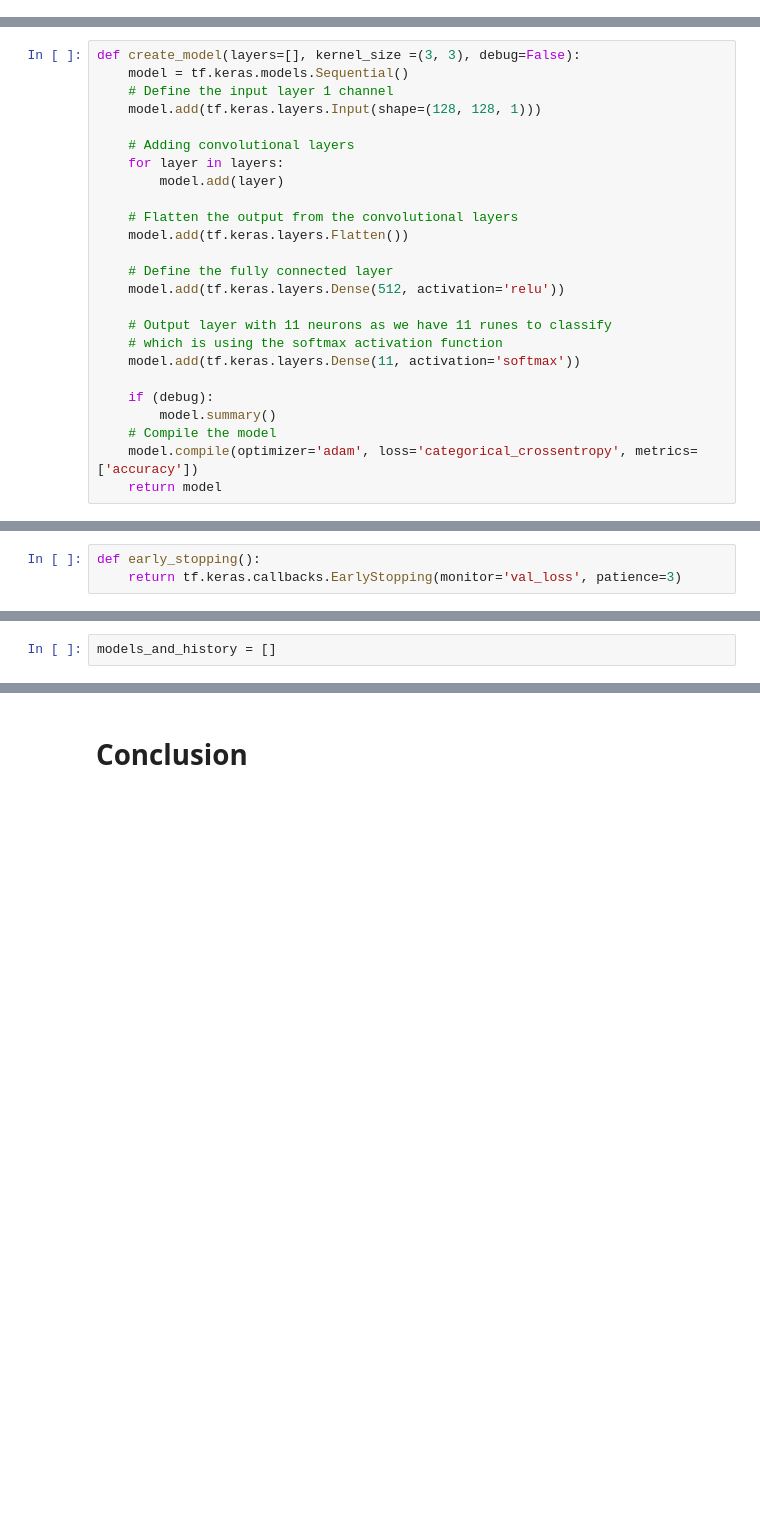
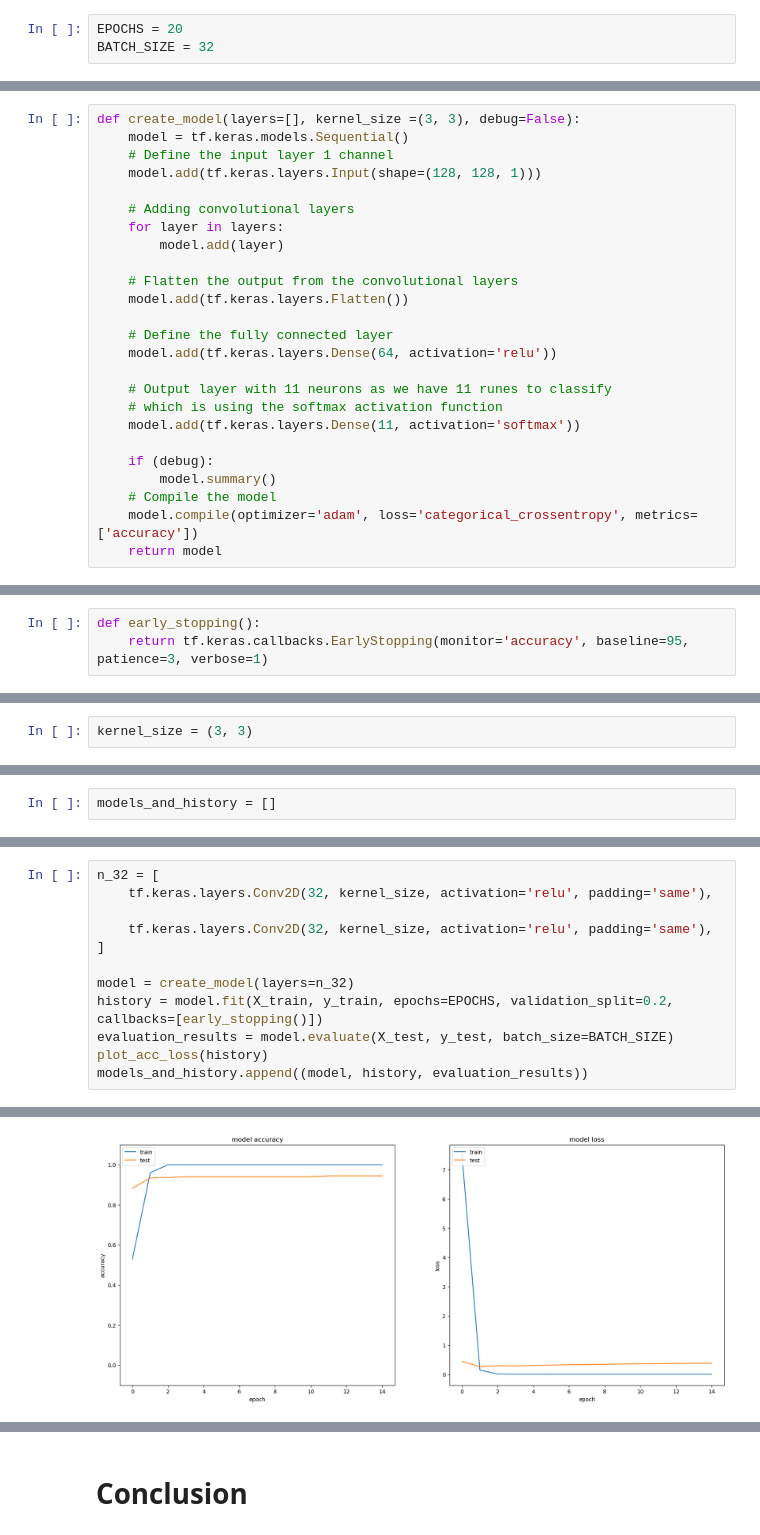
Before and after one commit to alexbejann/frisian-runes-recognition, a Jupyter notebook: MLBD-Assignment2/Part_2_CNN_v2.ipynb, the cells around one changed output, grey strips where cells are left out. Saved outputs shown, nothing was run; the diff lists cells and outputs as text; blank space fills up the shorter version.

```diff
--- a/MLBD-Assignment2/Part_2_CNN_v2.ipynb
+++ b/MLBD-Assignment2/Part_2_CNN_v2.ipynb
@@ -34,3 +94,6 @@ for file_name in listdir(dataset_path):
+# %%
+EPOCHS = 20
+BATCH_SIZE = 32
 # %% [markdown]
 Basic method to define the structure of the convolutional neural network
 
@@ -57,7 +123,7 @@ def create_model(layers=[], kernel_size =(3, 3), debug=False):
     model.add(tf.keras.layers.Flatten())
 
     # Define the fully connected layer
-    model.add(tf.keras.layers.Dense(512, activation='relu'))
+    model.add(tf.keras.layers.Dense(64, activation='relu'))
 
     # Output layer with 11 neurons as we have 11 runes to classify
     # which is using the softmax activation function
@@ -75,3 +143,3 @@ source: https://machinelearningmastery.com/how-to-stop-training-deep-neural-netw
 # %%
 def early_stopping():
-    return tf.keras.callbacks.EarlyStopping(monitor='val_loss', patience=3)
+    return tf.keras.callbacks.EarlyStopping(monitor='accuracy', baseline=95, patience=3, verbose=1)
@@ -77,0 +149,2 @@ def early_stopping():
+# %%
+kernel_size = (3, 3)
@@ -93,0 +192,13 @@ models_and_history = []
+# %%
+n_32 = [
+    tf.keras.layers.Conv2D(32, kernel_size, activation='relu', padding='same'),
+
+    tf.keras.layers.Conv2D(32, kernel_size, activation='relu', padding='same'),
+]
+
+model = create_model(layers=n_32)
+history = model.fit(X_train, y_train, epochs=EPOCHS, validation_split=0.2, callbacks=[early_stopping()])
+evaluation_results = model.evaluate(X_test, y_test, batch_size=BATCH_SIZE)
+plot_acc_loss(history)
+models_and_history.append((model, history, evaluation_results))
+# %% [output]
@@ -93,0 +222 @@ models_and_history = []
+[figure, added]
```
Also changed, not shown: parts of 36 cells of this notebook, 20 other files.
